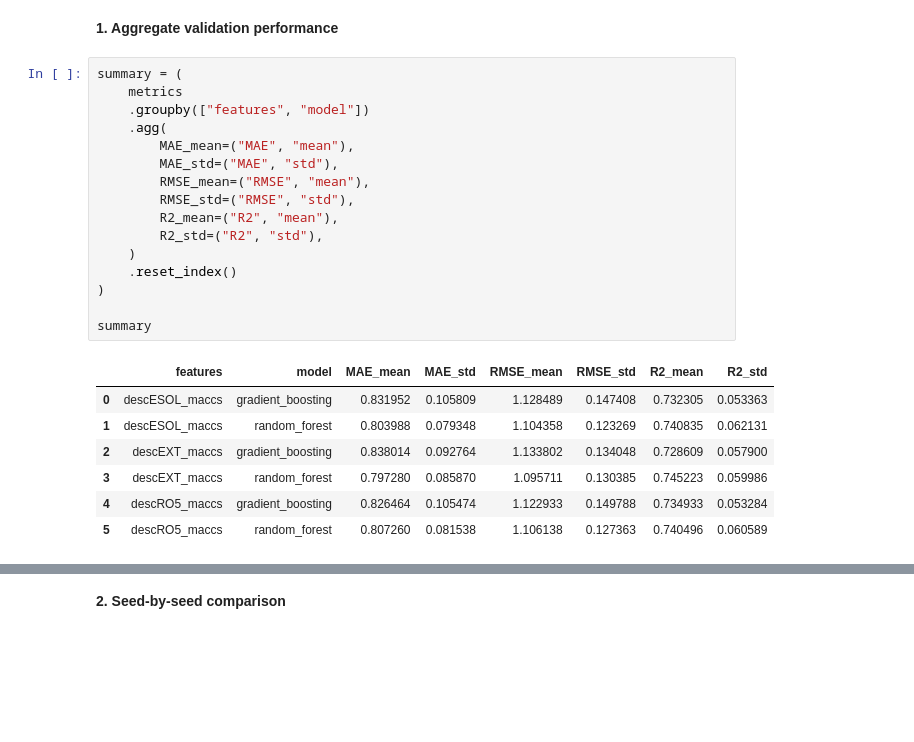
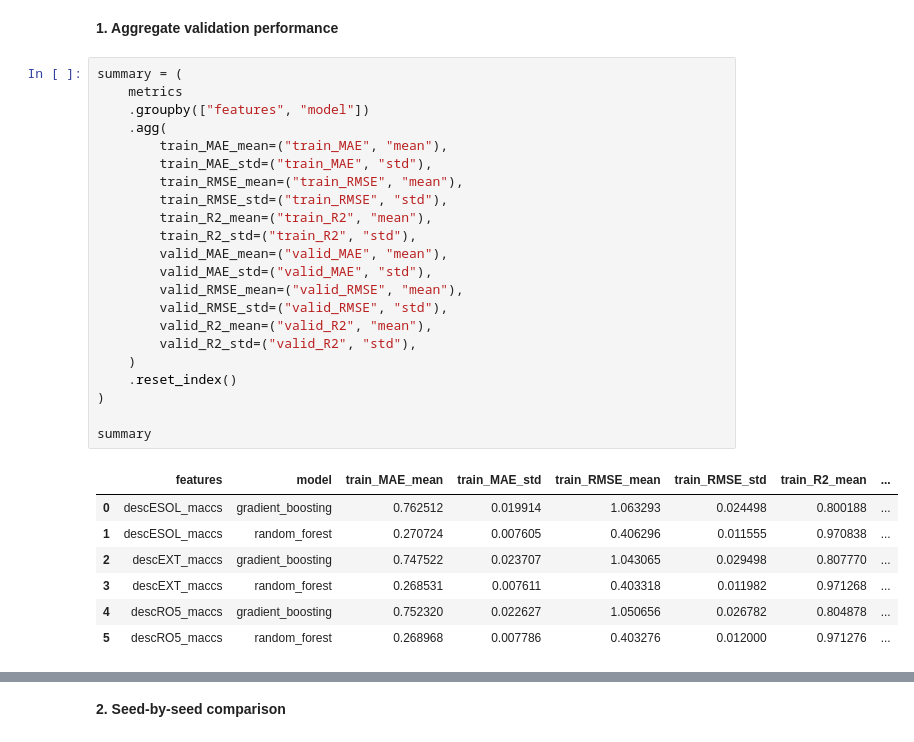
Before and after one commit to alexcorbero/admet-ml, a Jupyter notebook: notebooks/05_model_evaluation.ipynb, the cells around one changed output, grey strips where cells are left out. Cells and saved outputs as stored; diff of their text form; blank space fills up the shorter version.

```diff
--- a/notebooks/05_model_evaluation.ipynb
+++ b/notebooks/05_model_evaluation.ipynb
@@ -14,24 +14,30 @@ predictions = pd.read_csv(RESULTS_PATH / "validation_predictions.csv")
 # %%
 summary = (
     metrics
     .groupby(["features", "model"])
     .agg(
-        MAE_mean=("MAE", "mean"),
-        MAE_std=("MAE", "std"),
-        RMSE_mean=("RMSE", "mean"),
-        RMSE_std=("RMSE", "std"),
-        R2_mean=("R2", "mean"),
-        R2_std=("R2", "std"),
+        train_MAE_mean=("train_MAE", "mean"),
+        train_MAE_std=("train_MAE", "std"),
+        train_RMSE_mean=("train_RMSE", "mean"),
+        train_RMSE_std=("train_RMSE", "std"),
+        train_R2_mean=("train_R2", "mean"),
+        train_R2_std=("train_R2", "std"),
+        valid_MAE_mean=("valid_MAE", "mean"),
+        valid_MAE_std=("valid_MAE", "std"),
+        valid_RMSE_mean=("valid_RMSE", "mean"),
+        valid_RMSE_std=("valid_RMSE", "std"),
+        valid_R2_mean=("valid_R2", "mean"),
+        valid_R2_std=("valid_R2", "std"),
     )
     .reset_index()
 )
 
 summary
 # %% [output]
-|  | features | model | MAE_mean | MAE_std | RMSE_mean | RMSE_std | R2_mean | R2_std |
-| 0 | descESOL_maccs | gradient_boosting | 0.831952 | 0.105809 | 1.128489 | 0.147408 | 0.732305 | 0.053363 |
-| 1 | descESOL_maccs | random_forest | 0.803988 | 0.079348 | 1.104358 | 0.123269 | 0.740835 | 0.062131 |
-| 2 | descEXT_maccs | gradient_boosting | 0.838014 | 0.092764 | 1.133802 | 0.134048 | 0.728609 | 0.057900 |
-| 3 | descEXT_maccs | random_forest | 0.797280 | 0.085870 | 1.095711 | 0.130385 | 0.745223 | 0.059986 |
-| 4 | descRO5_maccs | gradient_boosting | 0.826464 | 0.105474 | 1.122933 | 0.149788 | 0.734933 | 0.053284 |
-| 5 | descRO5_maccs | random_forest | 0.807260 | 0.081538 | 1.106138 | 0.127363 | 0.740496 | 0.060589 |
+|  | features | model | train_MAE_mean | train_MAE_std | train_RMSE_mean | train_RMSE_std | train_R2_mean | ... |
+| 0 | descESOL_maccs | gradient_boosting | 0.762512 | 0.019914 | 1.063293 | 0.024498 | 0.800188 | ... |
+| 1 | descESOL_maccs | random_forest | 0.270724 | 0.007605 | 0.406296 | 0.011555 | 0.970838 | ... |
+| 2 | descEXT_maccs | gradient_boosting | 0.747522 | 0.023707 | 1.043065 | 0.029498 | 0.807770 | ... |
+| 3 | descEXT_maccs | random_forest | 0.268531 | 0.007611 | 0.403318 | 0.011982 | 0.971268 | ... |
+| 4 | descRO5_maccs | gradient_boosting | 0.752320 | 0.022627 | 1.050656 | 0.026782 | 0.804878 | ... |
+| 5 | descRO5_maccs | random_forest | 0.268968 | 0.007786 | 0.403276 | 0.012000 | 0.971276 | ... |
```
Also changed, not shown: parts of 7 cells of this notebook, 1 other file.
